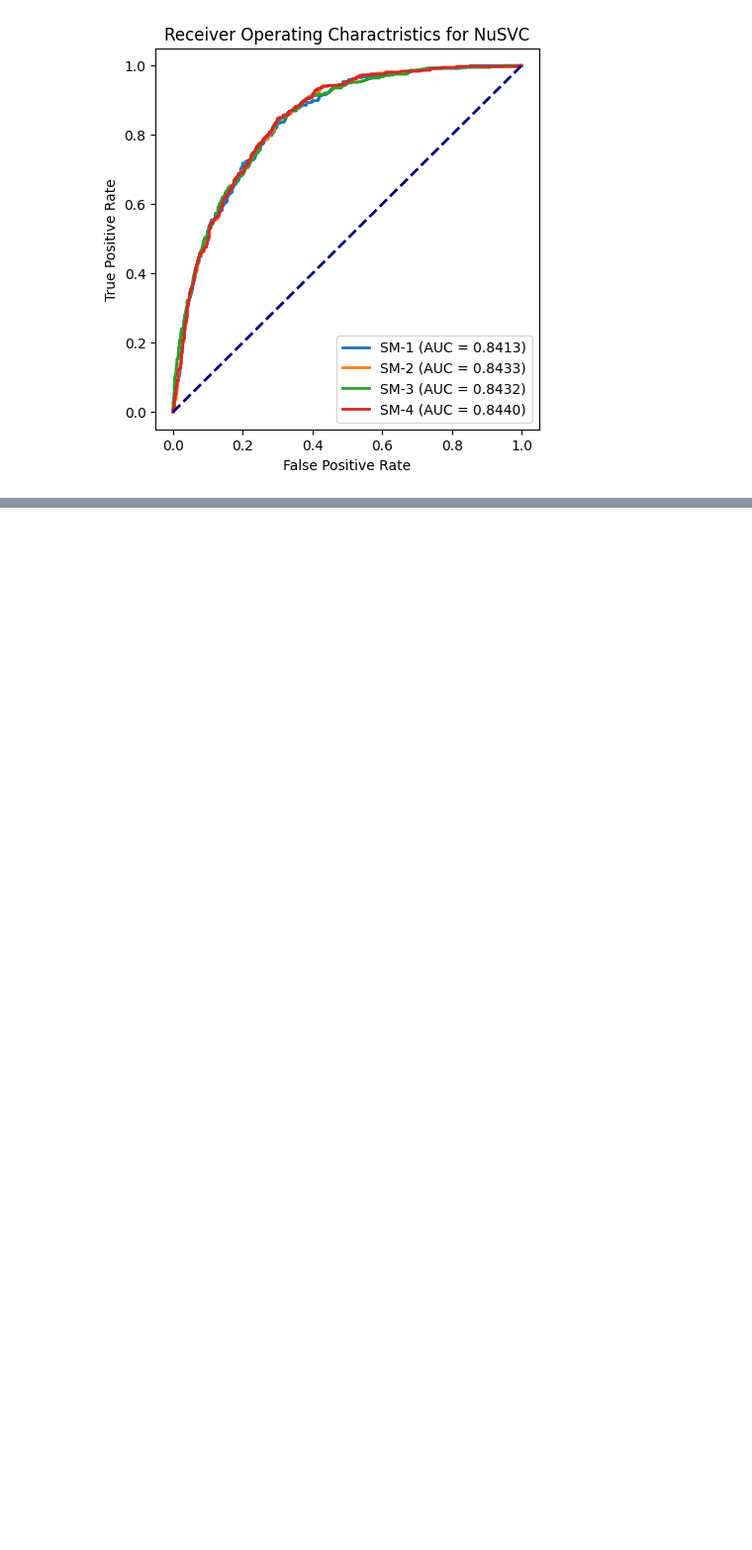
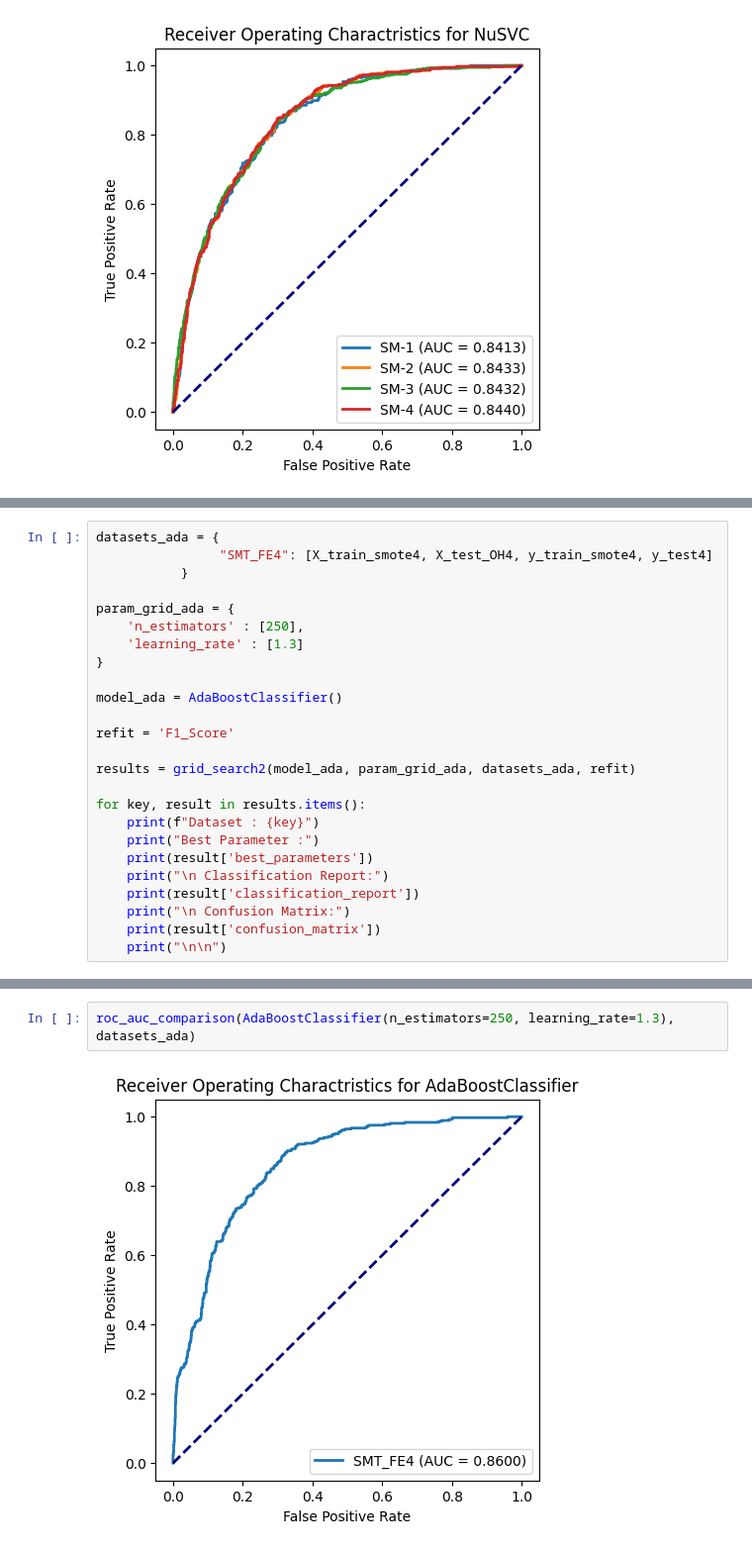
Before and after one commit to ge0rgeth0mas/telco-customer-churn, a Jupyter notebook: telco_customer_churn/modeling/model_feature_selection.ipynb, the cells around one changed output, grey strips where cells are left out. Shown at 99% size. Cells and saved outputs as stored; diff of their text form; blank space fills up the shorter version.

```diff
--- a/telco_customer_churn/modeling/model_feature_selection.ipynb
+++ b/telco_customer_churn/modeling/model_feature_selection.ipynb
@@ -583,0 +1465,25 @@ for model in models:
+# %%
+datasets_ada = {
+                "SMT_FE4": [X_train_smote4, X_test_OH4, y_train_smote4, y_test4]
+           }
+
+param_grid_ada = {
+    'n_estimators' : [250],
+    'learning_rate' : [1.3]
+}
+
+model_ada = AdaBoostClassifier()
+
+refit = 'F1_Score'
+
+results = grid_search2(model_ada, param_grid_ada, datasets_ada, refit)
+
+for key, result in results.items():
+    print(f"Dataset : {key}")
+    print("Best Parameter :")
+    print(result['best_parameters'])
+    print("\n Classification Report:")
+    print(result['classification_report'])
+    print("\n Confusion Matrix:")
+    print(result['confusion_matrix'])
+    print("\n\n")
@@ -583,0 +1509,4 @@ for model in models:
+# %%
+roc_auc_comparison(AdaBoostClassifier(n_estimators=250, learning_rate=1.3), datasets_ada)
+# %% [output]
+[figure, added]
```
Also changed, not shown: parts of 61 cells of this notebook, 2 other files.
